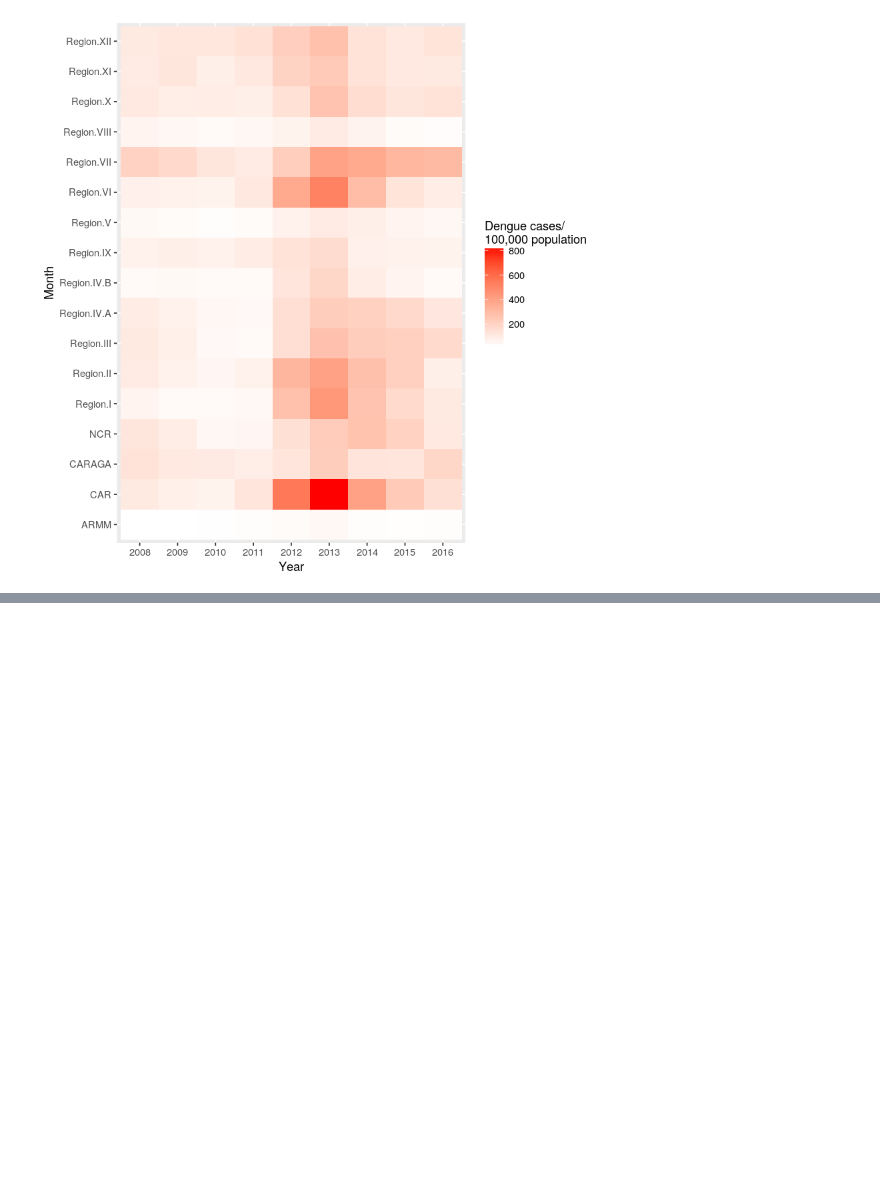
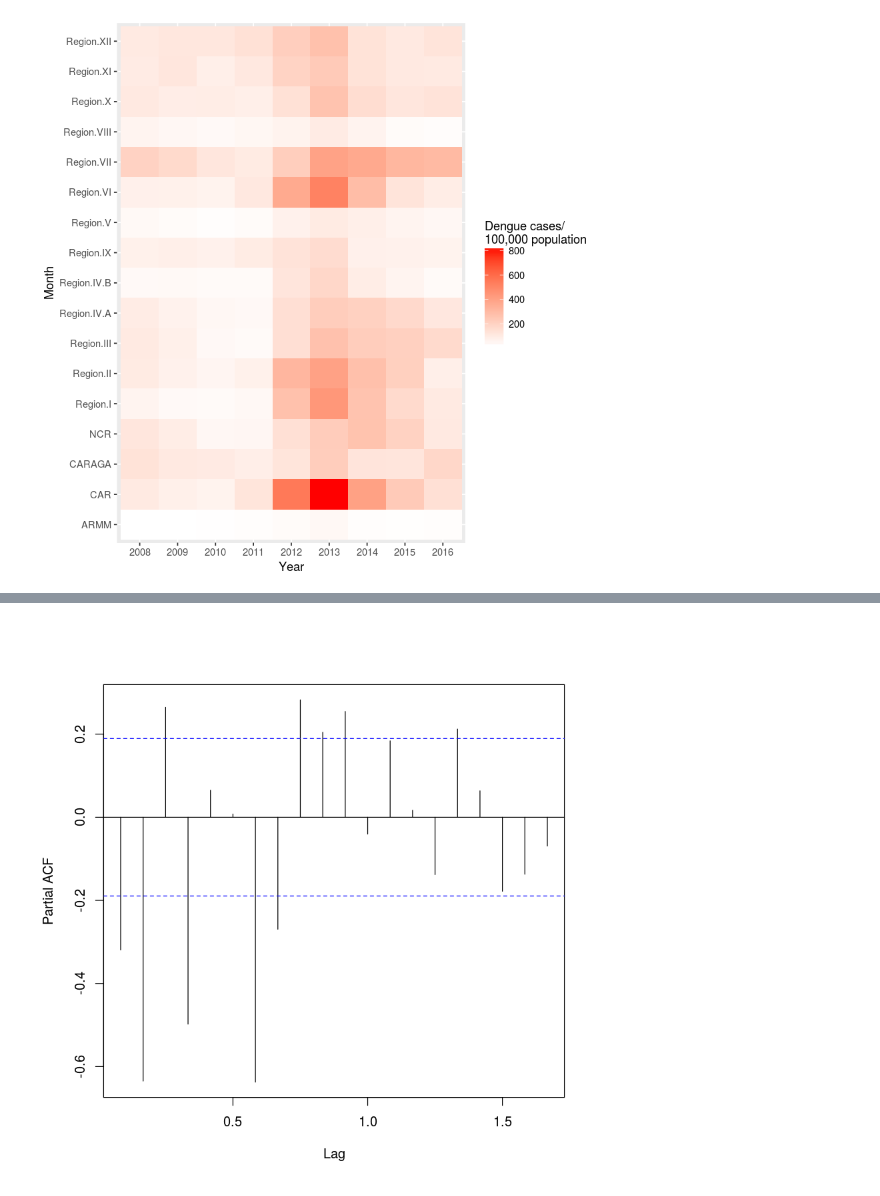
Before and after one commit to Janani2002/dengue_timeseries, a Jupyter notebook: Time Series Analysis for Dengue.ipynb, the cells around one changed output, grey strips where cells are left out. Saved outputs shown, nothing was run; the diff lists cells and outputs as text; code cells hidden in the pictures; blank space fills up the shorter version.

```diff
--- a/Time Series Analysis for Dengue.ipynb
+++ b/Time Series Analysis for Dengue.ipynb
@@ -133,0 +152,4 @@ plot(stl(total_cases_ts, s.window = "periodic"))
+# %%
+pacf(total_cases_diff, main = "")
+# %% [output]
+[figure, added]
```
Also changed, not shown: parts of 13 cells of this notebook, 1 other file.
